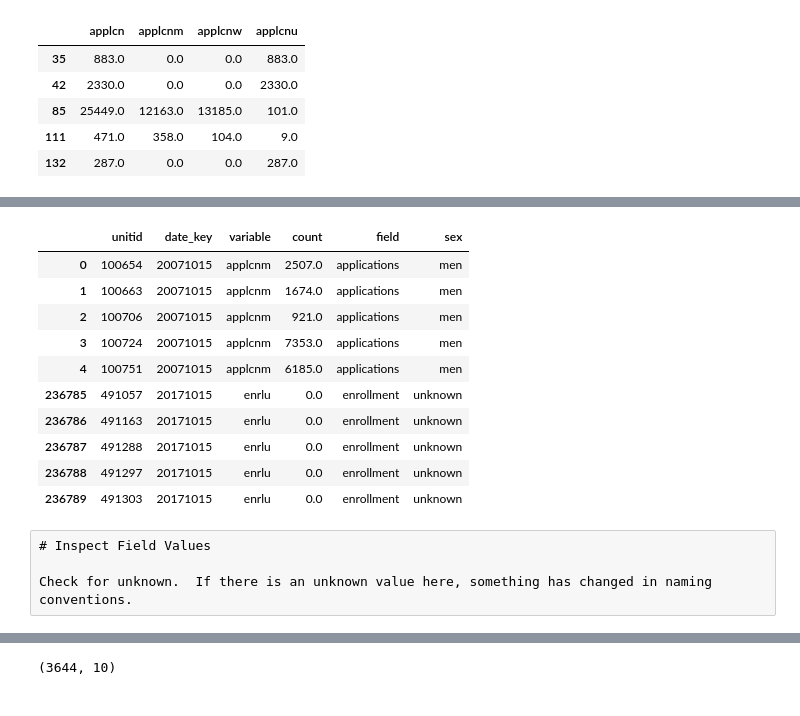
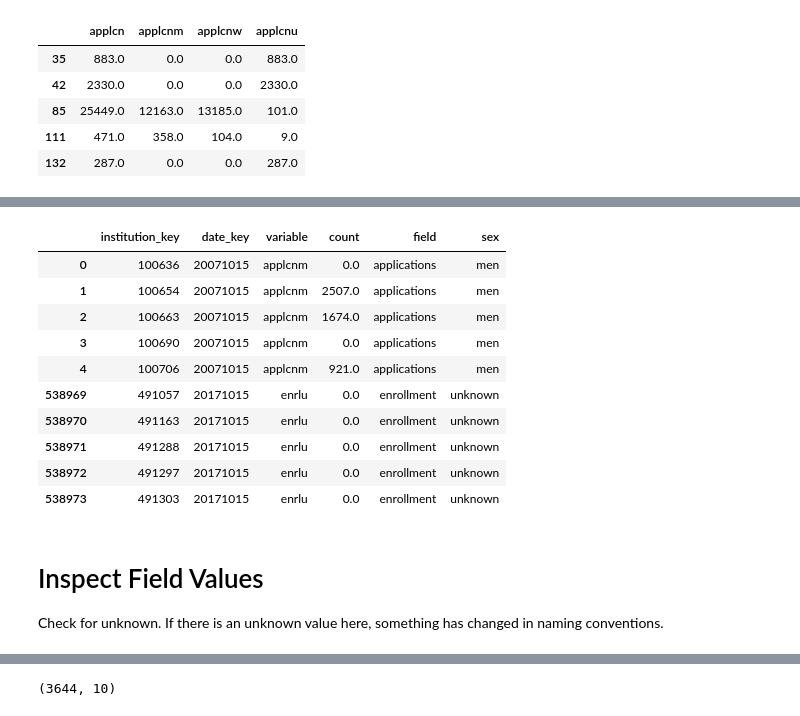
Before and after one commit to jasonpcasey/IPEDS-Readers, a Jupyter notebook: ipeds-admissions-reader.ipynb, the cells around one changed output, grey strips where cells are left out. Cells and saved outputs as stored; diff of their text form; code cells hidden in the pictures.

```diff
--- a/ipeds-admissions-reader.ipynb
+++ b/ipeds-admissions-reader.ipynb
@@ -86,0 +80,14 @@ df.shape
+# %%
+df = DataFrame()
+
+for year in years:
+    temp = read_file(year, indices + cols)
+    temp = fix_cols(temp)
+    df = pd.concat([df, temp],
+                   sort = True)
+    temp = None
+
+# replace NaN
+df = df.fillna(0)
+
+df.shape
@@ -132,0 +145,2 @@ Zero admissions, non-zero enrollment
+# %%
+df["applcn"] = np.where((df["applcn"] == 0) & (df["admssn"] > 0), df["admssn"], df["applcn"])
@@ -169,37 +185,37 @@ Create a sex column to identify values by sex.
 # %%
 # reshape from wide to long format
-adm_long = pd.melt(df, id_vars = ["unitid", "date_key"],
+adm_long = pd.melt(df, id_vars = indices,
                    value_vars = ["applcnm", "applcnw", "applcnu",
                                  "admssnm", "admssnw", "admssnu",
                                  "enrlm", "enrlw", "enrlu"],
                    value_name = "count")
 
 # field indicator
 adm_long["field"] = np.where(adm_long["variable"].str.slice(0, 3) == "app", "applications", "unknown")
 adm_long["field"] = np.where(adm_long["variable"].str.slice(0, 3) == "adm", "admissions", adm_long["field"])
 adm_long["field"] = np.where(adm_long["variable"].str.slice(0, 3) == "enr", "enrollment", adm_long["field"])
 
 # sex indicator
 adm_long["sex"] = np.where(adm_long["variable"].str.slice(-1) == "w", "women", "unknown")
 adm_long["sex"] = np.where(adm_long["variable"].str.slice(-1) == "m", "men", adm_long["sex"])
 
 adm_long.iloc[[0, 1, 2, 3, 4, -5, -4, -3, -2, -1],:]
 # %% [output]
-|  | unitid | date_key | variable | count | field | sex |
-| 0 | 100654 | 20071015 | applcnm | 2507.0 | applications | men |
-| 1 | 100663 | 20071015 | applcnm | 1674.0 | applications | men |
-| 2 | 100706 | 20071015 | applcnm | 921.0 | applications | men |
-| 3 | 100724 | 20071015 | applcnm | 7353.0 | applications | men |
-| 4 | 100751 | 20071015 | applcnm | 6185.0 | applications | men |
-| 236785 | 491057 | 20171015 | enrlu | 0.0 | enrollment | unknown |
-| 236786 | 491163 | 20171015 | enrlu | 0.0 | enrollment | unknown |
-| 236787 | 491288 | 20171015 | enrlu | 0.0 | enrollment | unknown |
-| 236788 | 491297 | 20171015 | enrlu | 0.0 | enrollment | unknown |
-| 236789 | 491303 | 20171015 | enrlu | 0.0 | enrollment | unknown |
+|  | institution_key | date_key | variable | count | field | sex |
+| 0 | 100636 | 20071015 | applcnm | 0.0 | applications | men |
+| 1 | 100654 | 20071015 | applcnm | 2507.0 | applications | men |
+| 2 | 100663 | 20071015 | applcnm | 1674.0 | applications | men |
+| 3 | 100690 | 20071015 | applcnm | 0.0 | applications | men |
+| 4 | 100706 | 20071015 | applcnm | 921.0 | applications | men |
+| 538969 | 491057 | 20171015 | enrlu | 0.0 | enrollment | unknown |
+| 538970 | 491163 | 20171015 | enrlu | 0.0 | enrollment | unknown |
+| 538971 | 491288 | 20171015 | enrlu | 0.0 | enrollment | unknown |
+| 538972 | 491297 | 20171015 | enrlu | 0.0 | enrollment | unknown |
+| 538973 | 491303 | 20171015 | enrlu | 0.0 | enrollment | unknown |
-# %% [raw]
-# Inspect Field Values
-
-Check for unknown.  If there is an unknown value here, something has changed in naming conventions.
+# %% [markdown]
+# Inspect Field Values
+
+Check for unknown.  If there is an unknown value here, something has changed in naming conventions.
 # %%
 adm_long["field"].value_counts()
 # %% [output]
```
Also changed, not shown: parts of 43 cells of this notebook.
